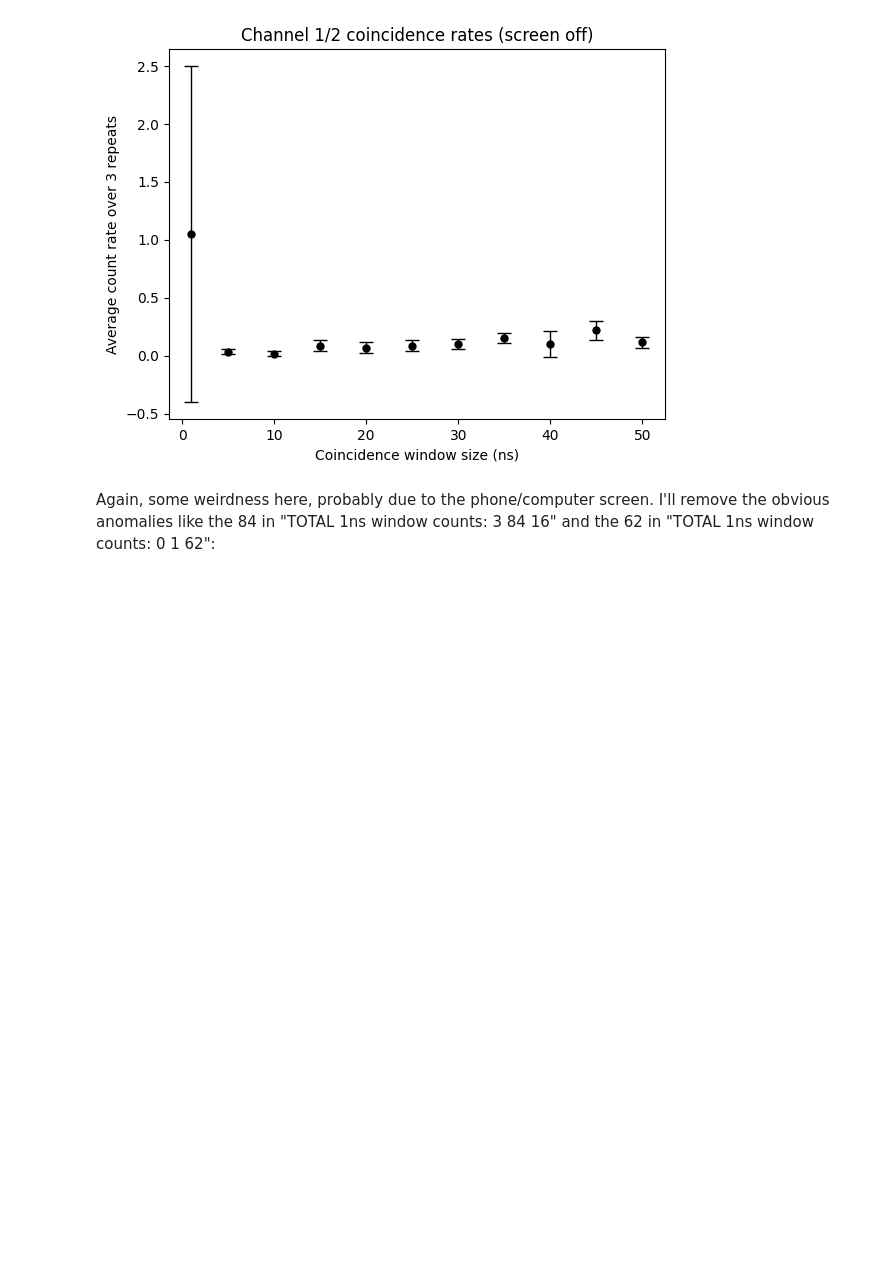
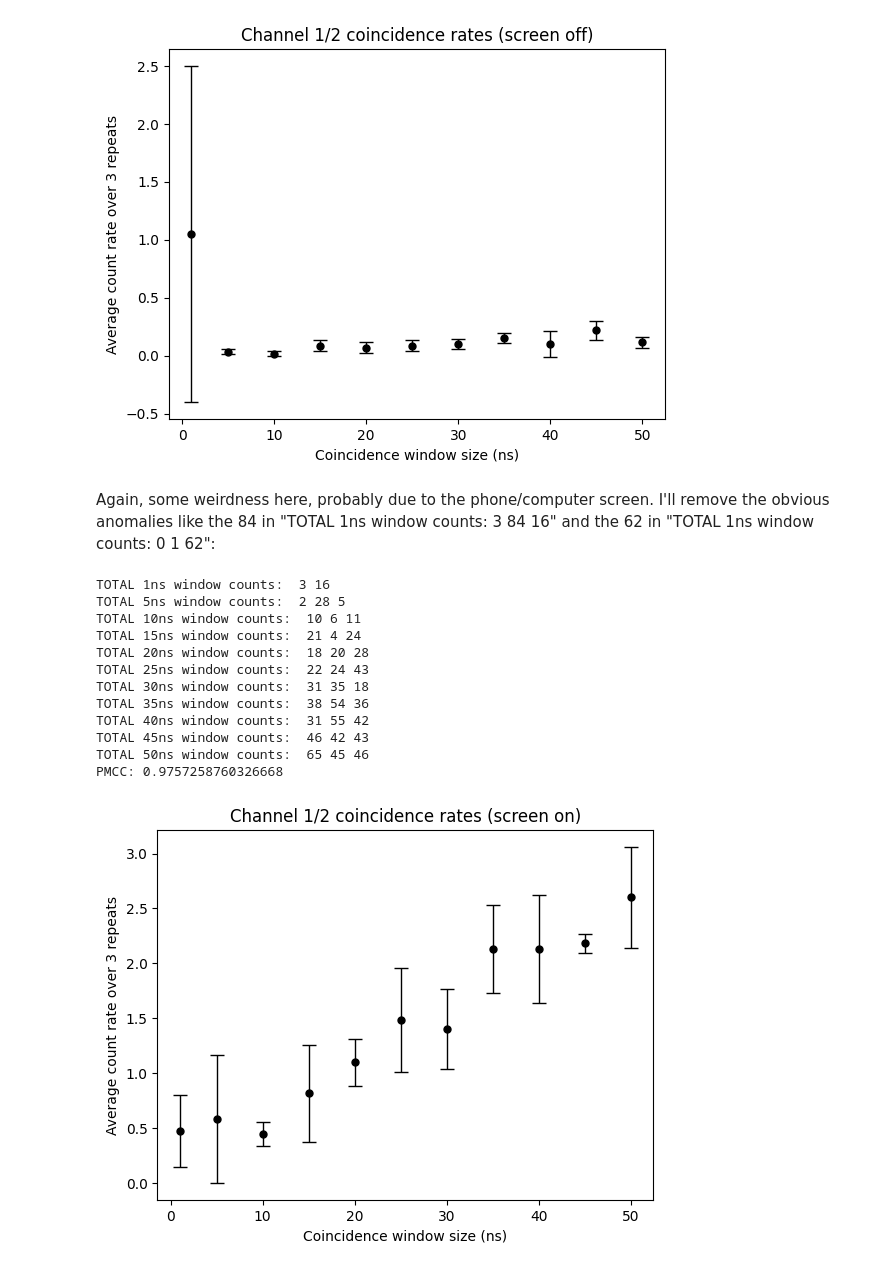
Before and after one commit to MixtliMonroe/SinglePhotonInterference, a Jupyter notebook: analyzeBackground.ipynb, the cells around one changed output. Cells and saved outputs as stored; diff of their text form; code cells hidden in the pictures; blank space fills up the shorter version.

```diff
--- a/analyzeBackground.ipynb
+++ b/analyzeBackground.ipynb
@@ -504,3 +508,37 @@ TOTAL 50ns window counts:  3 1 3
 [figure]
 # %% [markdown]
 Again, some weirdness here, probably due to the phone/computer screen. I'll remove the obvious anomalies like the 84 in "TOTAL 1ns window counts:  3 84 16" and the 62 in "TOTAL 1ns window counts:  0 1 62":
+# %%
+# For each coincidence window
+y=[]
+for i in range(11):
+    if i == 0:
+        updated_counts = [screenon_countdata_1[i, 33], screenon_countdata_3[i, 33]]
+    else:
+        updated_counts = [screenon_countdata_1[i, 33], screenon_countdata_2[i, 33], screenon_countdata_3[i, 33]]
+    print(f"TOTAL {ns_values[i]}ns window counts: ", *updated_counts)
+    # Calculate count rate
+    mean = np.mean(updated_counts)/20
+    stdev = np.std(updated_counts)/20
+    y.append(mean)
+    plt.errorbar(ns_values[i], mean, stdev, color="black", capsize=5, fmt="o", lw=1, markersize=5)
+
+print(f"PMCC: {pearsonr(ns_values, y)[0]}")
+plt.title("Channel 1/2 coincidence rates (screen on)")
+plt.xlabel("Coincidence window size (ns)")
+plt.ylabel("Average count rate over 3 repeats")
+plt.show()
+# %% [output]
+TOTAL 1ns window counts:  3 16
+TOTAL 5ns window counts:  2 28 5
+TOTAL 10ns window counts:  10 6 11
+TOTAL 15ns window counts:  21 4 24
+TOTAL 20ns window counts:  18 20 28
+TOTAL 25ns window counts:  22 24 43
+TOTAL 30ns window counts:  31 35 18
+TOTAL 35ns window counts:  38 54 36
+TOTAL 40ns window counts:  31 55 42
+TOTAL 45ns window counts:  46 42 43
+TOTAL 50ns window counts:  65 45 46
+PMCC: 0.9757258760326668
+[figure, added]
```
Also changed, not shown: parts of 10 cells of this notebook.
